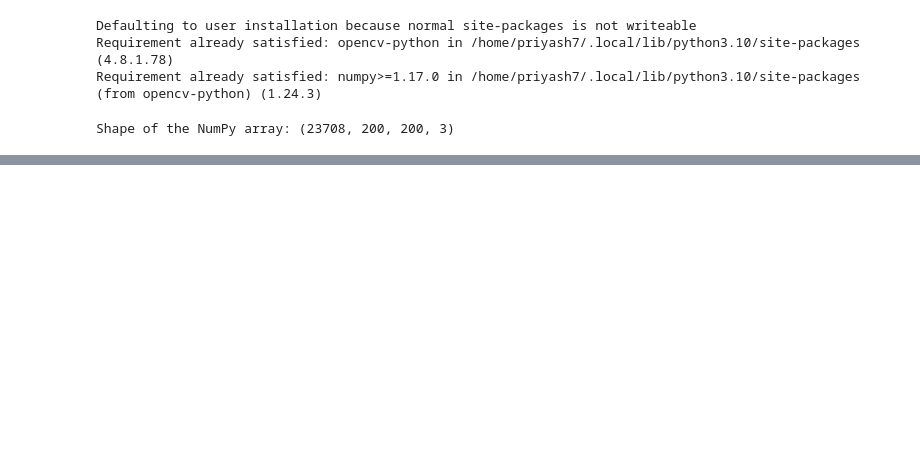
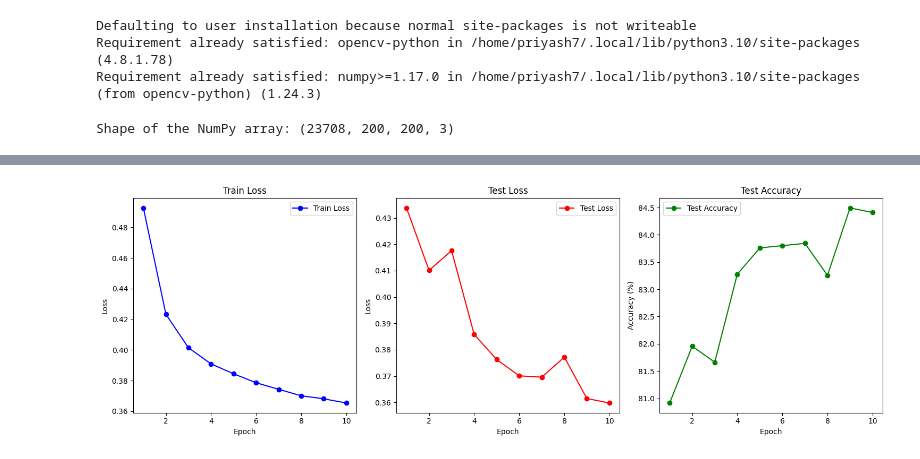
Before and after one commit to plon-Susk7/AGE-GENDER-ETHNICITY-PREDICTION, a Jupyter notebook: main.ipynb, the cells around one changed output, grey strips where cells are left out. Saved outputs shown, nothing was run; the diff lists cells and outputs as text; code cells hidden in the pictures; blank space fills up the shorter version.

```diff
--- a/main.ipynb
+++ b/main.ipynb
@@ -357,0 +420,42 @@ Training loss : 27.548828125
+# %%
+import numpy as np
+import matplotlib.pyplot as plt
+
+# Hardcoded values for train loss, test loss, and test accuracy
+train_loss_list = np.array([0.4926593601703644, 0.42324143648147583, 0.4014234244823456, 0.39094552397727966, 0.384458065032959, 0.37860608100891113, 0.3743375539779663, 0.3700997531414032, 0.3681298792362213, 0.3653993010520935])
+test_loss_list = np.array([0.4338, 0.4101, 0.4176, 0.3858, 0.3763, 0.3701, 0.3696, 0.3772, 0.3615, 0.3598])
+accuracy_list = np.array([80.9144, 81.9561, 81.6625, 83.2774, 83.7598, 83.8017, 83.8437, 83.2564, 84.4938, 84.4100])
+
+epochs = range(1, len(train_loss_list) + 1)
+
+# Create subplots in a single row with 1 row and 3 columns
+plt.figure(figsize=(15, 5))
+
+# Subplot 1: Train Loss
+plt.subplot(1, 3, 1)
+plt.plot(epochs, train_loss_list, label='Train Loss', marker='o', color='b')
+plt.title('Train Loss')
+plt.xlabel('Epoch')
+plt.ylabel('Loss')
+plt.legend()
+
+# Subplot 2: Test Loss
+plt.subplot(1, 3, 2)
+plt.plot(epochs, test_loss_list, label='Test Loss', marker='o', color='r')
+plt.title('Test Loss')
+plt.xlabel('Epoch')
+plt.ylabel('Loss')
+plt.legend()
+
+# Subplot 3: Accuracy
+plt.subplot(1, 3, 3)
+plt.plot(epochs, accuracy_list, label='Test Accuracy', marker='o', color='g')
+plt.title('Test Accuracy')
+plt.xlabel('Epoch')
+plt.ylabel('Accuracy (%)')
+plt.legend()
+
+plt.tight_layout()
+plt.show()
+# %% [output]
+[figure, added]
```
Also changed, not shown: parts of 11 cells of this notebook, 1 other file.
